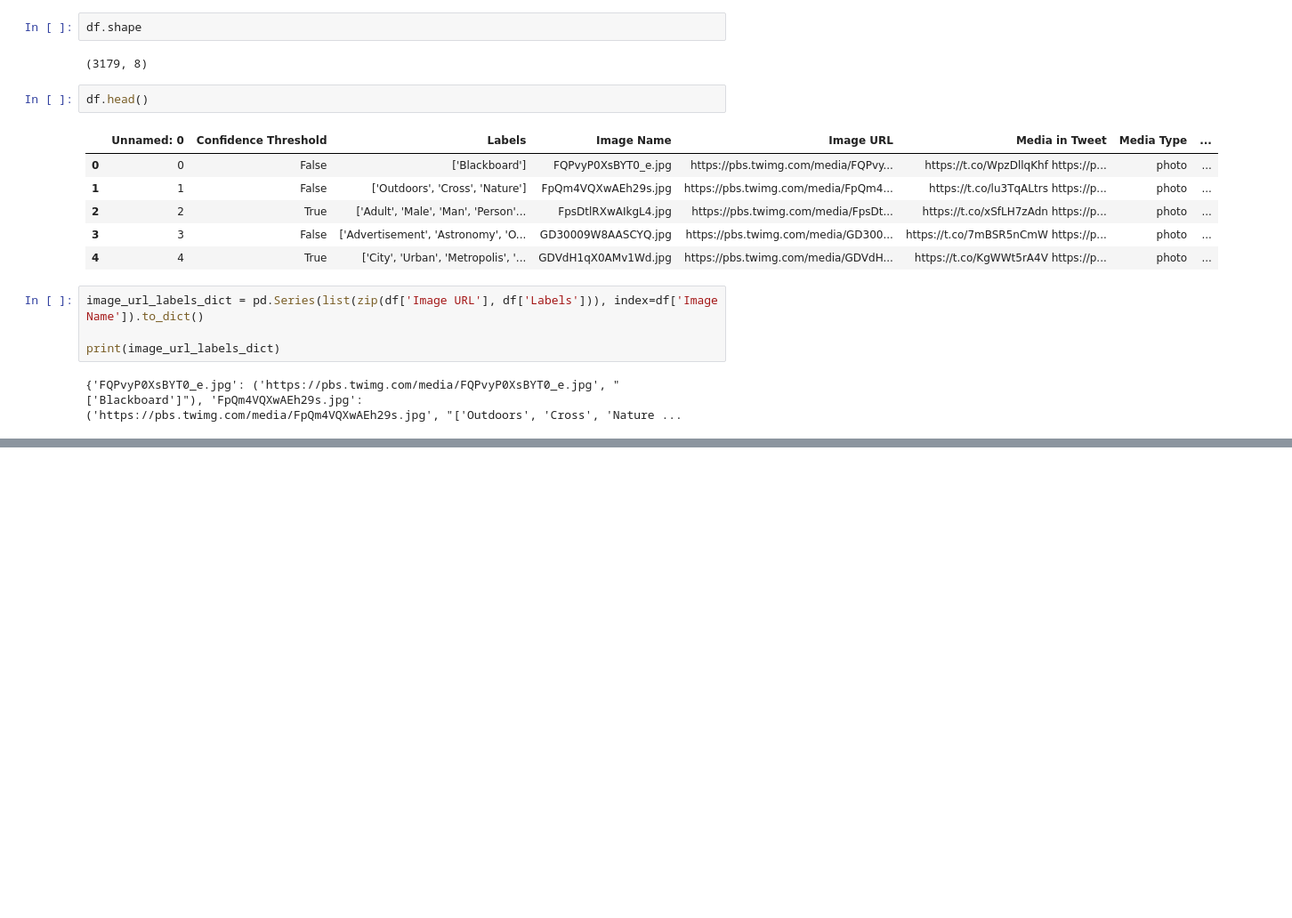
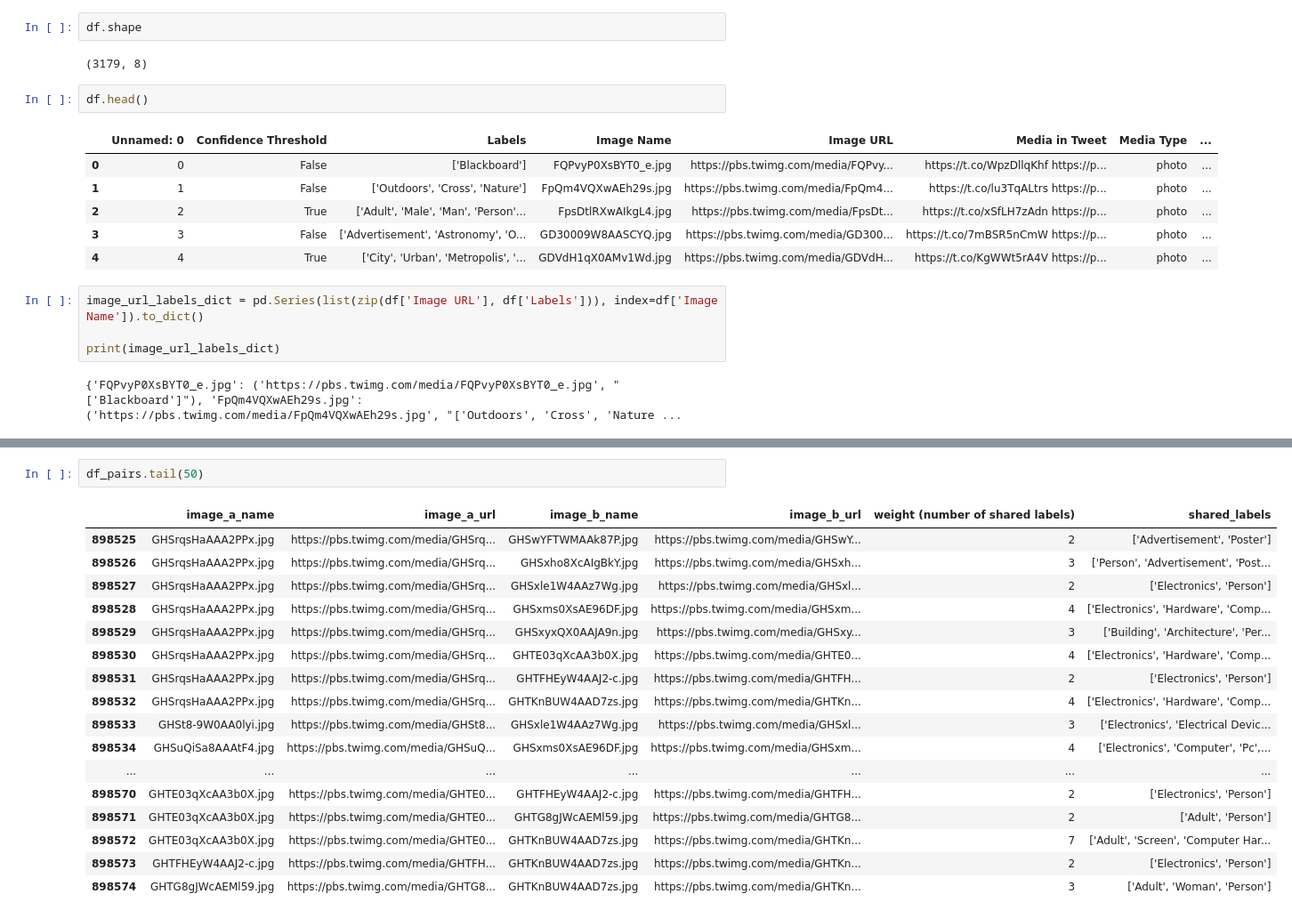
Before and after one commit to dorayeh/capstone-project, a Jupyter notebook: image_network_data_csv_generation.ipynb, the cells around one changed output, grey strips where cells are left out. Shown: that part at 89% size. Saved outputs shown, nothing was run; the diff lists cells and outputs as text; blank space fills up the shorter version.

```diff
--- a/image_network_data_csv_generation.ipynb
+++ b/image_network_data_csv_generation.ipynb
@@ -86,0 +93,20 @@ The csv file is created.
+# %%
+df_pairs.tail(50)
+# %% [output]
+|  | image_a_name | image_a_url | image_b_name | image_b_url | weight (number of shared labels) | shared_labels |
+| 898525 | GHSrqsHaAAA2PPx.jpg | https://pbs.twimg.com/media/GHSrq... | GHSwYFTWMAAk87P.jpg | https://pbs.twimg.com/media/GHSwY... | 2 | ['Advertisement', 'Poster'] |
+| 898526 | GHSrqsHaAAA2PPx.jpg | https://pbs.twimg.com/media/GHSrq... | GHSxho8XcAIgBkY.jpg | https://pbs.twimg.com/media/GHSxh... | 3 | ['Person', 'Advertisement', 'Post... |
+| 898527 | GHSrqsHaAAA2PPx.jpg | https://pbs.twimg.com/media/GHSrq... | GHSxle1W4AAz7Wg.jpg | https://pbs.twimg.com/media/GHSxl... | 2 | ['Electronics', 'Person'] |
+| 898528 | GHSrqsHaAAA2PPx.jpg | https://pbs.twimg.com/media/GHSrq... | GHSxms0XsAE96DF.jpg | https://pbs.twimg.com/media/GHSxm... | 4 | ['Electronics', 'Hardware', 'Comp... |
+| 898529 | GHSrqsHaAAA2PPx.jpg | https://pbs.twimg.com/media/GHSrq... | GHSxyxQX0AAJA9n.jpg | https://pbs.twimg.com/media/GHSxy... | 3 | ['Building', 'Architecture', 'Per... |
+| 898530 | GHSrqsHaAAA2PPx.jpg | https://pbs.twimg.com/media/GHSrq... | GHTE03qXcAA3b0X.jpg | https://pbs.twimg.com/media/GHTE0... | 4 | ['Electronics', 'Hardware', 'Comp... |
+| 898531 | GHSrqsHaAAA2PPx.jpg | https://pbs.twimg.com/media/GHSrq... | GHTFHEyW4AAJ2-c.jpg | https://pbs.twimg.com/media/GHTFH... | 2 | ['Electronics', 'Person'] |
+| 898532 | GHSrqsHaAAA2PPx.jpg | https://pbs.twimg.com/media/GHSrq... | GHTKnBUW4AAD7zs.jpg | https://pbs.twimg.com/media/GHTKn... | 4 | ['Electronics', 'Hardware', 'Comp... |
+| 898533 | GHSt8-9W0AA0lyi.jpg | https://pbs.twimg.com/media/GHSt8... | GHSxle1W4AAz7Wg.jpg | https://pbs.twimg.com/media/GHSxl... | 3 | ['Electronics', 'Electrical Devic... |
+| 898534 | GHSuQiSa8AAAtF4.jpg | https://pbs.twimg.com/media/GHSuQ... | GHSxms0XsAE96DF.jpg | https://pbs.twimg.com/media/GHSxm... | 4 | ['Electronics', 'Computer', 'Pc',... |
+| ... | ... | ... | ... | ... | ... | ... |
+| 898570 | GHTE03qXcAA3b0X.jpg | https://pbs.twimg.com/media/GHTE0... | GHTFHEyW4AAJ2-c.jpg | https://pbs.twimg.com/media/GHTFH... | 2 | ['Electronics', 'Person'] |
+| 898571 | GHTE03qXcAA3b0X.jpg | https://pbs.twimg.com/media/GHTE0... | GHTG8gJWcAEMl59.jpg | https://pbs.twimg.com/media/GHTG8... | 2 | ['Adult', 'Person'] |
+| 898572 | GHTE03qXcAA3b0X.jpg | https://pbs.twimg.com/media/GHTE0... | GHTKnBUW4AAD7zs.jpg | https://pbs.twimg.com/media/GHTKn... | 7 | ['Adult', 'Screen', 'Computer Har... |
+| 898573 | GHTFHEyW4AAJ2-c.jpg | https://pbs.twimg.com/media/GHTFH... | GHTKnBUW4AAD7zs.jpg | https://pbs.twimg.com/media/GHTKn... | 2 | ['Electronics', 'Person'] |
+| 898574 | GHTG8gJWcAEMl59.jpg | https://pbs.twimg.com/media/GHTG8... | GHTKnBUW4AAD7zs.jpg | https://pbs.twimg.com/media/GHTKn... | 3 | ['Adult', 'Woman', 'Person'] |
```
Also changed, not shown: parts of 5 cells of this notebook.
